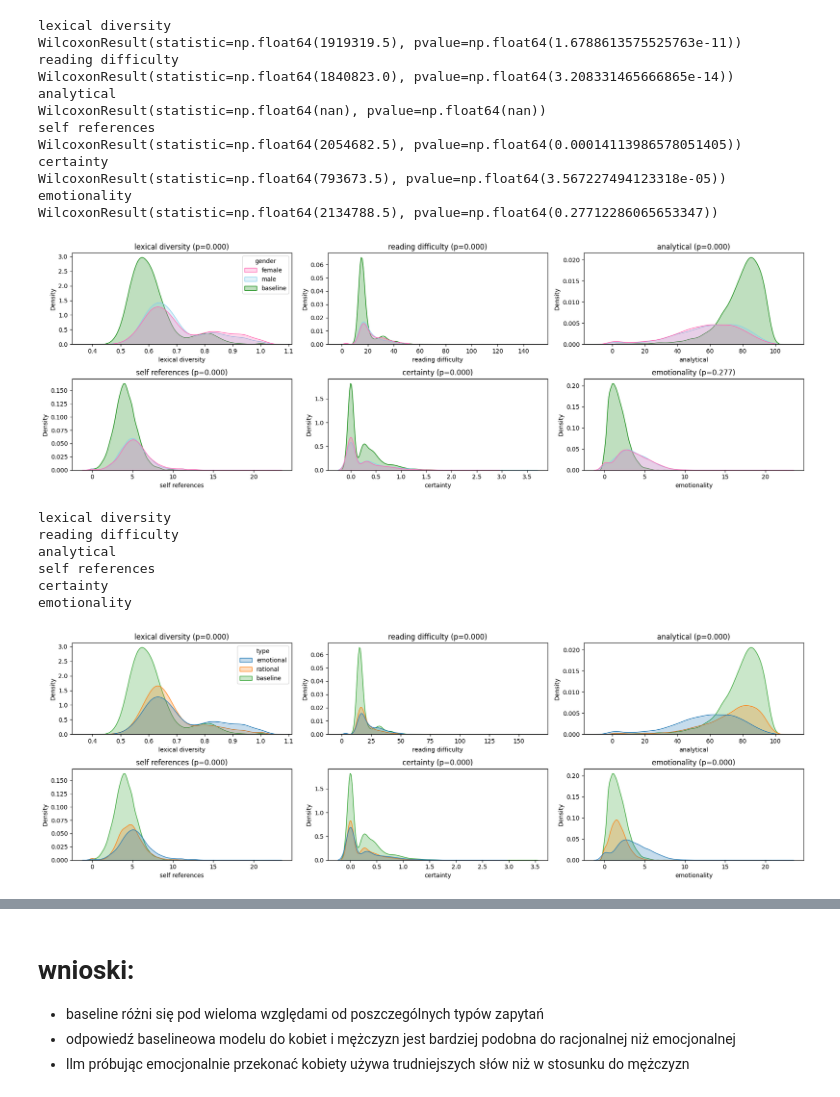
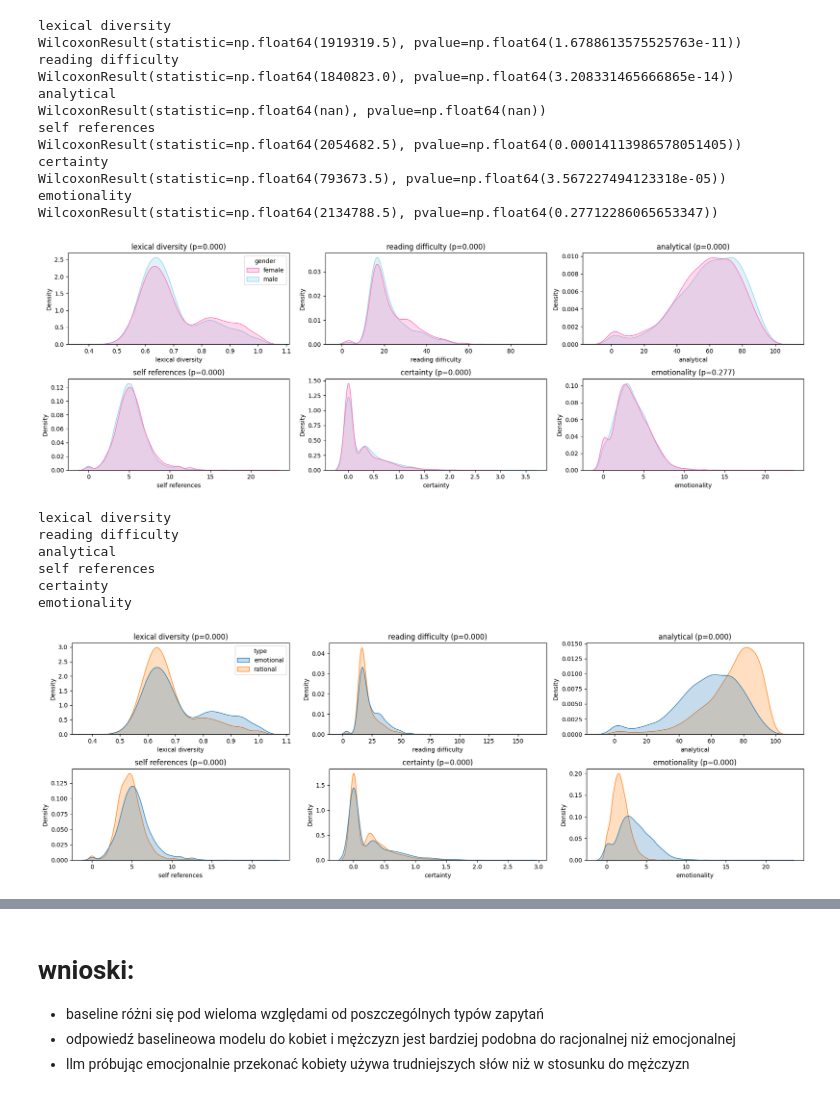
Before and after one commit to azoz01/data-science-workshop-2025L, a Jupyter notebook: linguistic_feature_analysis/all_llms_emotional.ipynb, the cells around one changed output, grey strips where cells are left out. Drawn from its saved outputs; the diff is of its cells as text; code cells hidden in the pictures.

Commit message:
Remove baselines from emotionality ploot

```diff
--- a/linguistic_feature_analysis/all_llms_emotional.ipynb
+++ b/linguistic_feature_analysis/all_llms_emotional.ipynb
@@ -26,9 +26,9 @@ baseline = pd.concat(
     [load_and_add_model(path) for path in glob("../data/processed/*.csv") if "baseline" in path]
 )
 # %%
-emotional = df[df["type"] == "emotional"]
-baseline["gender"] = "baseline"
-emotional = pd.concat([emotional, baseline], ignore_index=True)
+emotional = df[df["type"] == "emotional"].reset_index(drop=True)
+# baseline["gender"] = "baseline"
+# emotional = pd.concat([emotional, baseline], ignore_index=True)
 
 fig, ax = plt.subplots(2, 3, figsize=(18, 6))
 
@@ -44,38 +44,39 @@ for i, measure in enumerate(
     )
 ):
     print(measure)
     wilcoxon_result = wilcoxon(
         emotional[emotional["gender"] == "male"][measure],
         emotional[emotional["gender"] == "female"][measure],
     )
     print(wilcoxon_result)
     sns.kdeplot(
         emotional, x=measure, hue="gender", fill=True, palette=gender_colormap, ax=ax[i // 3, i % 3]
     )
     p = wilcoxon_result.pvalue if not np.isnan(wilcoxon_result.pvalue) else 0
     ax[i // 3, i % 3].set_title(f"{measure} (p={p:.3f})")
     if i != 0:
         ax[i // 3, i % 3].legend_.remove()
 fig.tight_layout()
 plt.show()
 # %% [output]
 lexical diversity
 WilcoxonResult(statistic=np.float64(1919319.5), pvalue=np.float64(1.6788613575525763e-11))
 reading difficulty
 WilcoxonResult(statistic=np.float64(1840823.0), pvalue=np.float64(3.208331465666865e-14))
 analytical
 WilcoxonResult(statistic=np.float64(nan), pvalue=np.float64(nan))
 self references
 WilcoxonResult(statistic=np.float64(2054682.5), pvalue=np.float64(0.00014113986578051405))
 certainty
 WilcoxonResult(statistic=np.float64(793673.5), pvalue=np.float64(3.567227494123318e-05))
 emotionality
 WilcoxonResult(statistic=np.float64(2134788.5), pvalue=np.float64(0.27712286065653347))
-[figure, old version]
+[figure, new version]
 # %%
-female = df[df["gender"] == "female"]
-baseline["type"] = "baseline"
-female = pd.concat([female, baseline], ignore_index=True)
+female = df[df["gender"] == "female"].reset_index(drop=True)
+# baseline["type"] = "baseline"
+# female = pd.concat([female, baseline], ignore_index=True)
+
 fig, ax = plt.subplots(2, 3, figsize=(18, 6))
 for i, measure in enumerate(
     (
@@ -106,5 +107,5 @@ analytical
 self references
 certainty
 emotionality
-[figure, old version]
+[figure, new version]
 # %%
```
Also changed, not shown: parts of 1 cell of this notebook, 2 other files.
